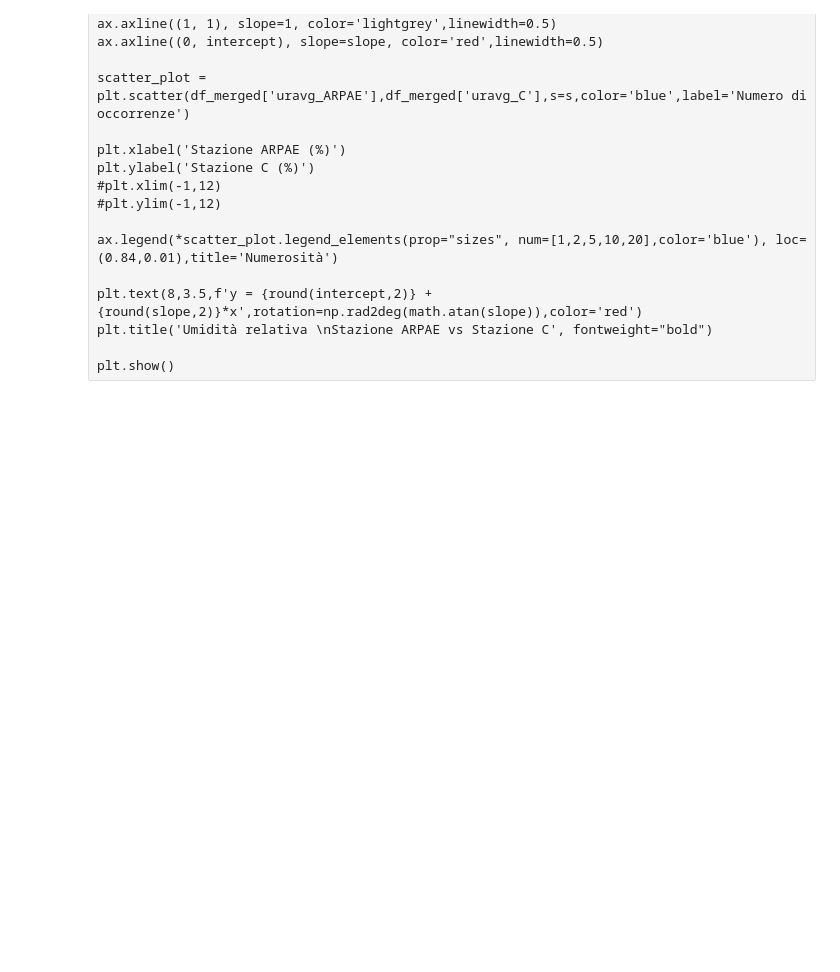
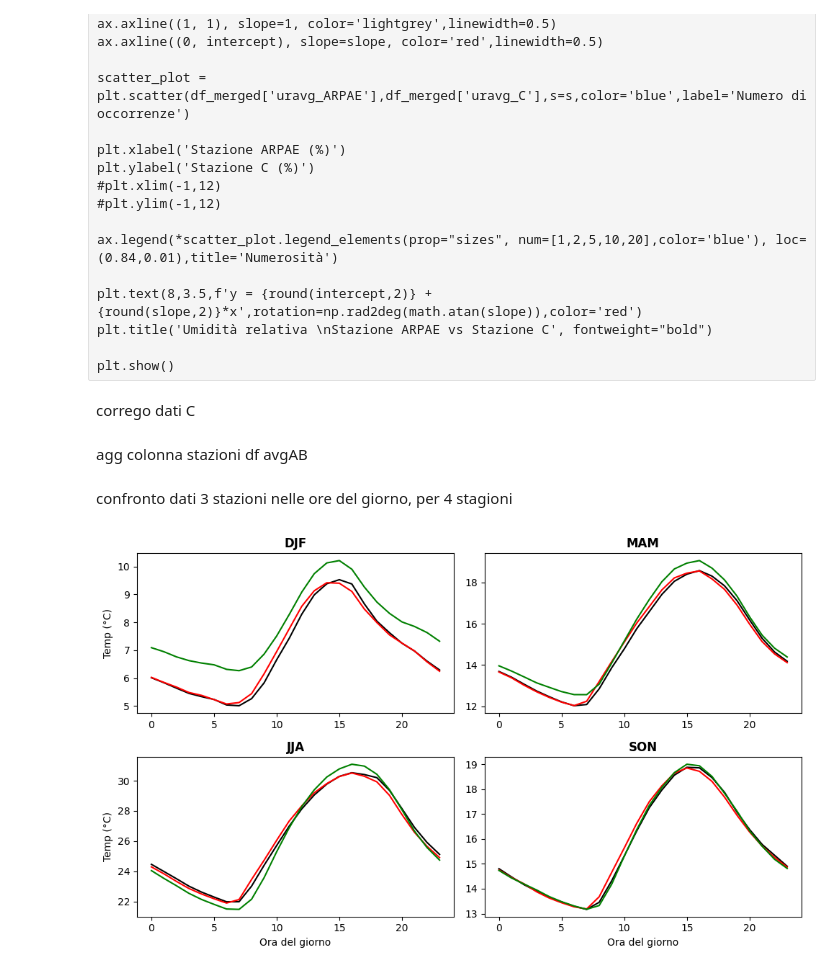
Before and after one commit to FedeJack06/Laboratorio-di-Fisica-dell-Atmosfera, a Jupyter notebook: 1esp/B_Stazioni_Davis.ipynb, the cells around one changed output. Cells and saved outputs as stored; diff of their text form; code cells hidden in the pictures; blank space fills up the shorter version.

```diff
--- a/1esp/B_Stazioni_Davis.ipynb
+++ b/1esp/B_Stazioni_Davis.ipynb
@@ -645,3 +645,5 @@ plt.text(8,3.5,f'y = {round(intercept,2)} + {round(slope,2)}*x',rotation=np.rad2
 plt.title('Umidità relativa \nStazione ARPAE vs Stazione C', fontweight="bold")
 
 plt.show()
+# %% [markdown]
+corrego dati C
@@ -647,0 +654,2 @@ plt.show()
+# %% [markdown]
+agg colonna stazioni df avgAB
@@ -647,0 +669,37 @@ plt.show()
+# %% [markdown]
+confronto dati 3 stazioni nelle ore del giorno, per 4 stagioni
+# %%
+stagioni = ['DJF','MAM','JJA','SON']
+colori = ['blue','green','orange','red']
+
+fig_timeseries = plt.figure(figsize=(10, 6))
+globals()["df_A_year_filt"]
+for i, stagione in enumerate(stagioni):
+
+    plt.subplot(2, 2, i+1)
+    tpA = df_A_year_filt[df_A_year_filt.Datetime > "2015-07-01"][df_A_year_filt['Stagione']==stagione].groupby(df_A_year_filt.Datetime.dt.hour)['outTemp'].mean()
+    tpB = df_B_year_filt[df_B_year_filt.Datetime > "2015-07-01"][df_B_year_filt['Stagione']==stagione].groupby(df_B_year_filt.Datetime.dt.hour)['outTemp'].mean()
+    tpC = df_C_year_filt[df_C_year_filt.Datetime > "2015-07-01"][df_C_year_filt['Stagione']==stagione].groupby(df_C_year_filt.Datetime.dt.hour)['outTemp'].mean()
+    plt.plot(np.arange(0,24),tpA,color='black')
+    plt.plot(np.arange(0,24),tpB,color='red')
+    plt.plot(np.arange(0,24),tpC,color='green')
+    #plt.ylim(0,1.75)
+    #plt.xlim(0,23)
+    plt.title(stagione,fontweight='bold')
+    if i+1 in [1,3]:
+        plt.ylabel("Temp (°C)")
+    if i+1 in [3,4]:
+        plt.xlabel("Ora del giorno")
+
+    '''ax2 = plt.gca().twinx()
+    ax2.spines['right'].set_color('red')
+    ax2.tick_params(axis='y', colors='red')
+    ax2.plot(np.arange(0,24),tpC,color='red')
+#    ax2.set_ylim(0,30)
+    if i+1 in [2,4]:
+        ax2.set_ylabel('Temp C (°C)',rotation=-90,labelpad=12,color='red')'''
+
+plt.tight_layout()
+plt.show()
+# %% [output]
+[figure, added]
```
Also changed, not shown: parts of 8 cells of this notebook, 2 other files.
